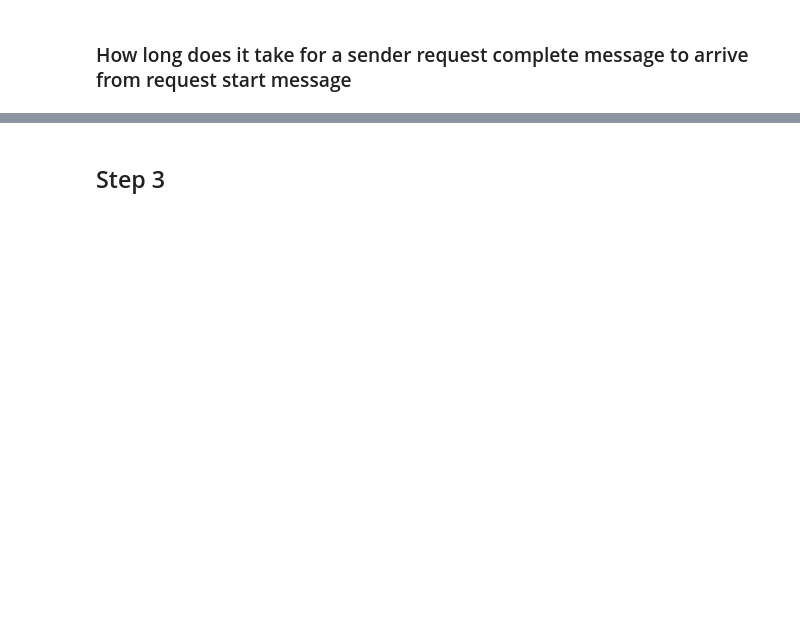
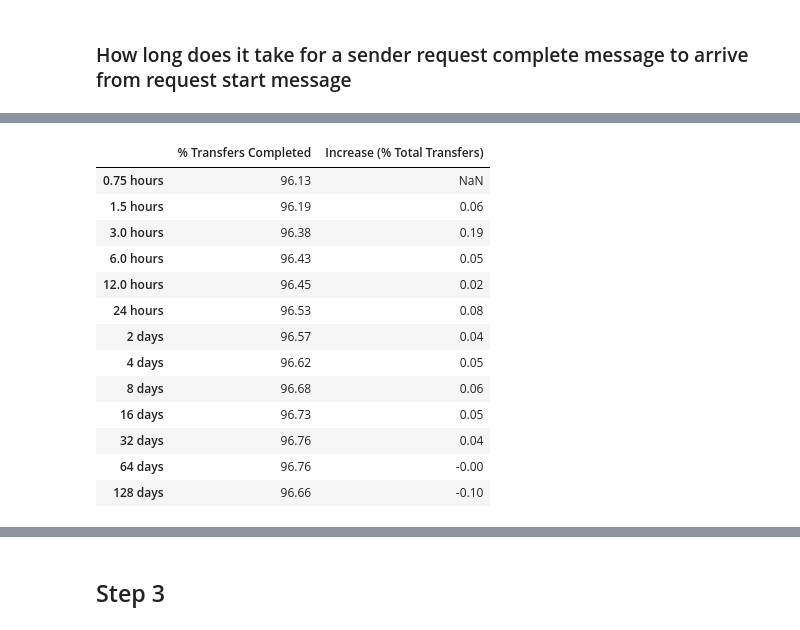
Before and after one commit to nhsconnect/prm-gp2gp-data-sandbox, a Jupyter notebook: notebooks/41-PRMT-2124-reclassify-missing-request-completed.ipynb, the cells around one changed output, grey strips where cells are left out. Saved outputs shown, nothing was run; the diff lists cells and outputs as text; code cells hidden in the pictures; blank space fills up the shorter version.

```diff
--- a/notebooks/41-PRMT-2124-reclassify-missing-request-completed.ipynb
+++ b/notebooks/41-PRMT-2124-reclassify-missing-request-completed.ipynb
@@ -273,0 +289,17 @@ The transfer can only integrate when there is sender req complete message
+# %%
+conversations_of_interest=["D8C6FFBA-2BC3-4E35-9F3F-9BE661413D05",
+"93EDC8FA-EC8D-4634-B16B-CB81C48E35E7","D72D3153-6841-44E2-9318-6067581269D7",
+"308ADDF4-9B19-47B1-B54C-1A28E70D26DF","2D5FA7FF-B5D9-4F06-8772-8BBEEE7E2EFD",
+"FD7576C0-FC0B-4EF2-96EE-7AE4AD799892","25E28A19-C610-4F19-A161-E594B902732B",
+"B85B2A9A-8F77-448D-96E6-9CBA777372F0","1CEB01D0-607B-4D4B-97FF-54410526A17D",
+"B3C02083-FA21-47D3-9A49-3599474FB2E6","0729466B-4D12-4D5F-B98C-F61D320D3B09",
+"7462310C-FED5-4C0F-9FD0-5BA1835F59CF","6CD11744-F59D-4925-BF54-2E39EA002EF3",
+"79FCEF52-03C8-4602-904C-DA2639D8196D","2BE44C84-30D4-45A5-BCAD-0E95C2ECFA83",
+"C5E3E09E-BC61-4C62-A4DE-0F605E736CE4","2C70174E-5EA9-4672-B17B-7638CBB8EDAC",
+"C13674DF-9BE8-4959-8E6E-4E419F60ECAA","98C809BE-5977-41DC-9293-CB304F63B739",
+"FFAB9987-F353-4A07-9ED5-9526B0EB0A27","1077C9AA-B699-48B9-9D85-6B073431B4BC",
+"9234139D-5180-45C6-9C7A-E357C02D68EC"]
+available_conversations=set(transfers_with_time_messages['conversation_id'].values).intersection(set(conversations_of_interest))
+
+output_file="s3://prm-gp2gp-data-sandbox-dev/notebook-outputs/41-PRMT-2124-Vision-ack-with-caveats-transfer-messages.csv"
+transfers_with_time_messages.set_index('conversation_id').loc[available_conversations,"messages"].to_csv(output_file)
@@ -273,0 +326,27 @@ The transfer can only integrate when there is sender req complete message
+# %%
+message_final_time=datetime.datetime(2021, 6, 1)
+transfers_with_time_messages['Total Time of Transfer Tracking/s']=(message_final_time-transfers_with_time_messages['date_requested']).dt.total_seconds()
+day_in_seconds=24*60*60
+time_points_in_days=[pow(2,i) for i in range(-5,8)]
+time_points_in_seconds=[day_point*day_in_seconds for day_point in time_points_in_days]
+time_point_labels=[str(day_point*24) + ' hours' if day_point<=1 else str(day_point) + ' days' for day_point in time_points_in_days]
+df=transfers_with_time_messages.copy()
+message_received_rate=[(df.loc[df['Total Time of Transfer Tracking/s']>=time_point,'Min sender req complete time/s'].fillna(time_point+1)<=time_point).mean() for time_point in time_points_in_seconds]
+Transfer_rate_time_table=pd.DataFrame(index=time_point_labels,data=message_received_rate).rename({0:'% Transfers Completed'},axis=1).multiply(100)
+Transfer_rate_time_table['Increase (% Total Transfers)']=Transfer_rate_time_table['% Transfers Completed'].diff()
+Transfer_rate_time_table.round(2)
+# %% [output]
+|  | % Transfers Completed | Increase (% Total Transfers) |
+| 0.75 hours | 96.13 | NaN |
+| 1.5 hours | 96.19 | 0.06 |
+| 3.0 hours | 96.38 | 0.19 |
+| 6.0 hours | 96.43 | 0.05 |
+| 12.0 hours | 96.45 | 0.02 |
+| 24 hours | 96.53 | 0.08 |
+| 2 days | 96.57 | 0.04 |
+| 4 days | 96.62 | 0.05 |
+| 8 days | 96.68 | 0.06 |
+| 16 days | 96.73 | 0.05 |
+| 32 days | 96.76 | 0.04 |
+| 64 days | 96.76 | -0.00 |
+| 128 days | 96.66 | -0.10 |
```
Also changed, not shown: parts of 45 cells of this notebook.
